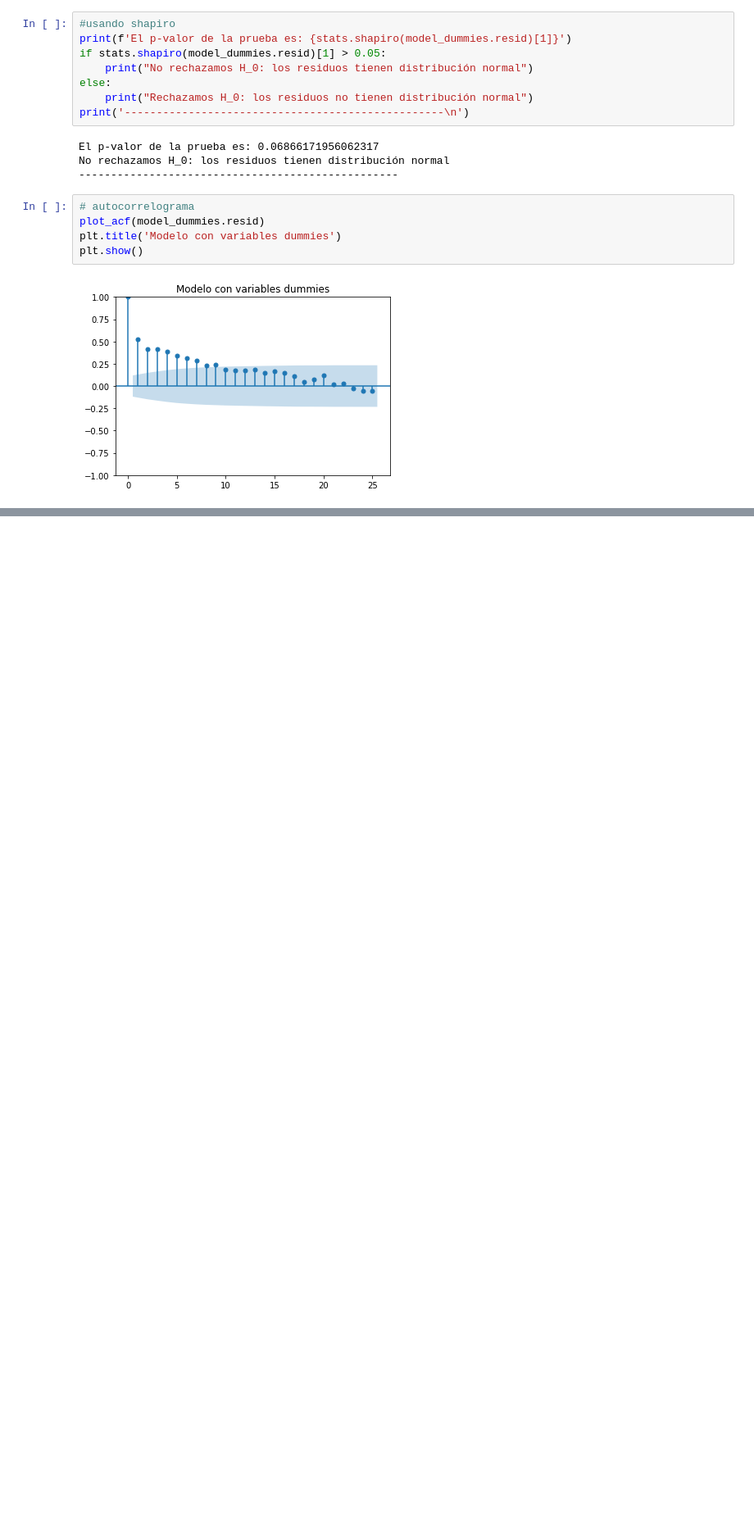
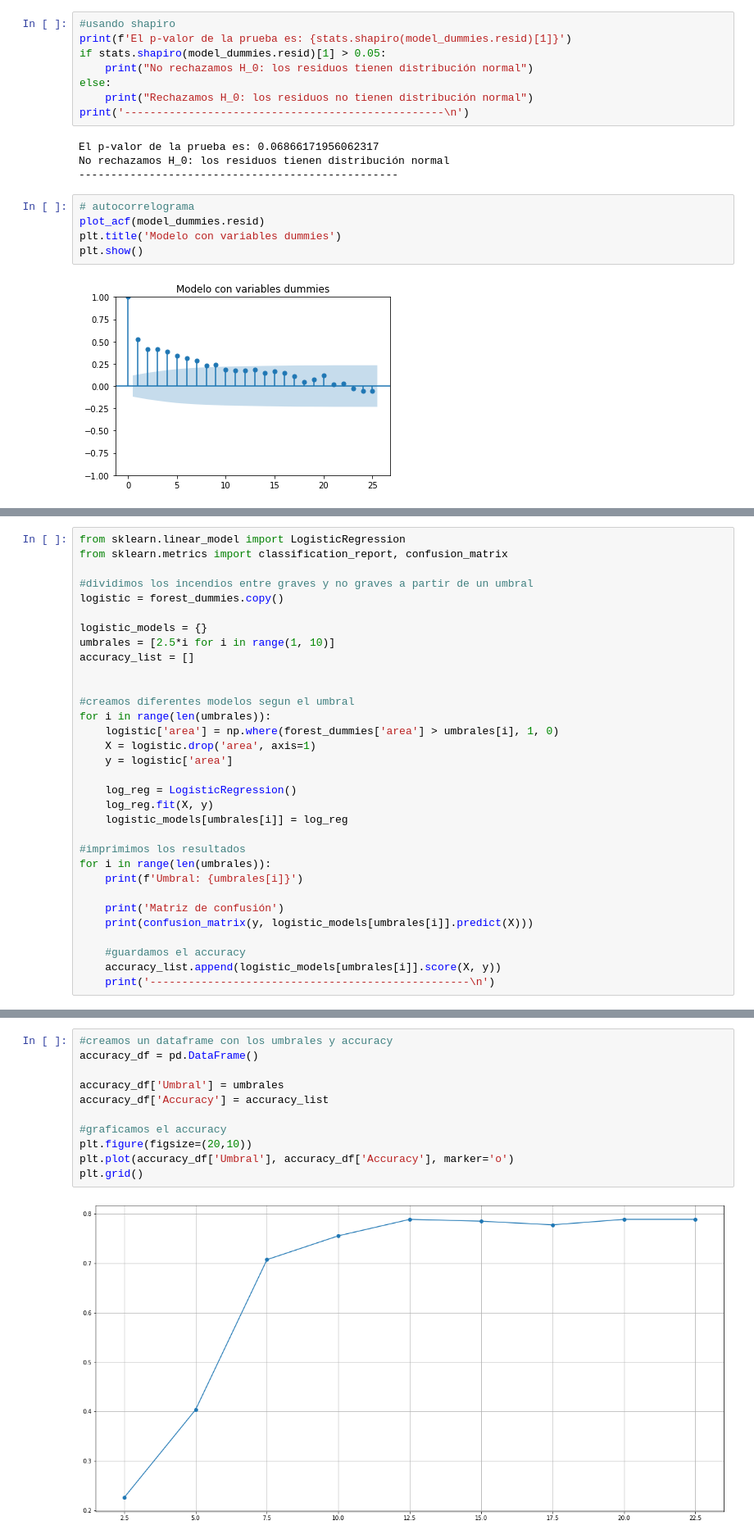
Before and after one commit to Alberto0410/Modelos-no-Parametricos-y-de-Regresion, a Jupyter notebook: Proyecto/Regresion Lineal Multiple.ipynb, the cells around one changed output, grey strips where cells are left out. Shown at 82% size. Cells and saved outputs as stored; diff of their text form; blank space fills up the shorter version.

```diff
--- a/Proyecto/Regresion Lineal Multiple.ipynb
+++ b/Proyecto/Regresion Lineal Multiple.ipynb
@@ -601,0 +610,32 @@ plt.grid()
+# %%
+from sklearn.linear_model import LogisticRegression
+from sklearn.metrics import classification_report, confusion_matrix
+
+#dividimos los incendios entre graves y no graves a partir de un umbral
+logistic = forest_dummies.copy()
+
+logistic_models = {}
+umbrales = [2.5*i for i in range(1, 10)]
+accuracy_list = []
+
+
+#creamos diferentes modelos segun el umbral
+for i in range(len(umbrales)):
+    logistic['area'] = np.where(forest_dummies['area'] > umbrales[i], 1, 0)
+    X = logistic.drop('area', axis=1)
+    y = logistic['area']
+
+    log_reg = LogisticRegression()
+    log_reg.fit(X, y)
+    logistic_models[umbrales[i]] = log_reg
+
+#imprimimos los resultados
+for i in range(len(umbrales)):
+    print(f'Umbral: {umbrales[i]}')
+
+    print('Matriz de confusión')
+    print(confusion_matrix(y, logistic_models[umbrales[i]].predict(X)))
+
+    #guardamos el accuracy
+    accuracy_list.append(logistic_models[umbrales[i]].score(X, y))
+    print('--------------------------------------------------\n')
@@ -601,0 +677,13 @@ plt.grid()
+# %%
+#creamos un dataframe con los umbrales y accuracy
+accuracy_df = pd.DataFrame()
+
+accuracy_df['Umbral'] = umbrales
+accuracy_df['Accuracy'] = accuracy_list
+
+#graficamos el accuracy
+plt.figure(figsize=(20,10))
+plt.plot(accuracy_df['Umbral'], accuracy_df['Accuracy'], marker='o')
+plt.grid()
+# %% [output]
+[figure, added]
```
Also changed, not shown: parts of 26 cells of this notebook.
